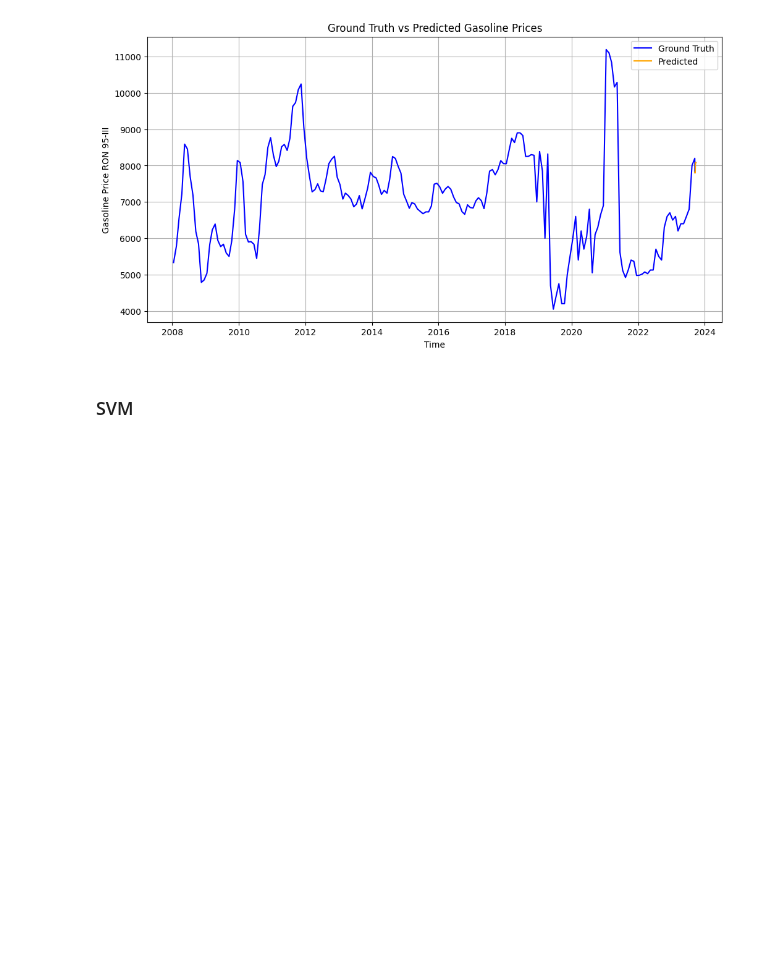
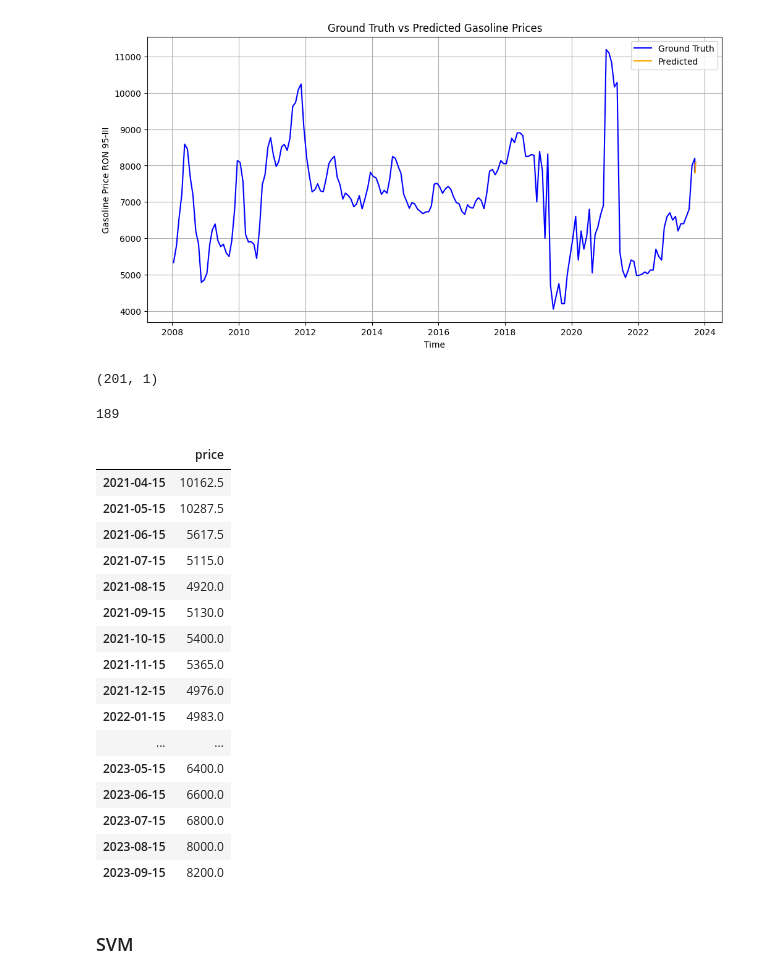
Before and after one commit to thuongh2/CommodityPredict, a Jupyter notebook: Rice-XGB.ipynb, the cells around one changed output. Saved outputs shown, nothing was run; the diff lists cells and outputs as text; code cells hidden in the pictures; blank space fills up the shorter version.

```diff
--- a/Rice-XGB.ipynb
+++ b/Rice-XGB.ipynb
@@ -405,3 +405,31 @@ plt.grid(True)
 plt.show()
 # %% [output]
 [figure]
+# %%
+df_gasolinePrices_pre.shape
+# %% [output]
+(201, 1)
+# %%
+len(df)
+# %% [output]
+189
+# %%
+dt.tail(30)
+# %% [output]
+|  | price |
+| 2021-04-15 | 10162.5 |
+| 2021-05-15 | 10287.5 |
+| 2021-06-15 | 5617.5 |
+| 2021-07-15 | 5115.0 |
+| 2021-08-15 | 4920.0 |
+| 2021-09-15 | 5130.0 |
+| 2021-10-15 | 5400.0 |
+| 2021-11-15 | 5365.0 |
+| 2021-12-15 | 4976.0 |
+| 2022-01-15 | 4983.0 |
+| ... | ... |
+| 2023-05-15 | 6400.0 |
+| 2023-06-15 | 6600.0 |
+| 2023-07-15 | 6800.0 |
+| 2023-08-15 | 8000.0 |
+| 2023-09-15 | 8200.0 |
```
Also changed, not shown: parts of 2 cells of this notebook, 2 other files.
